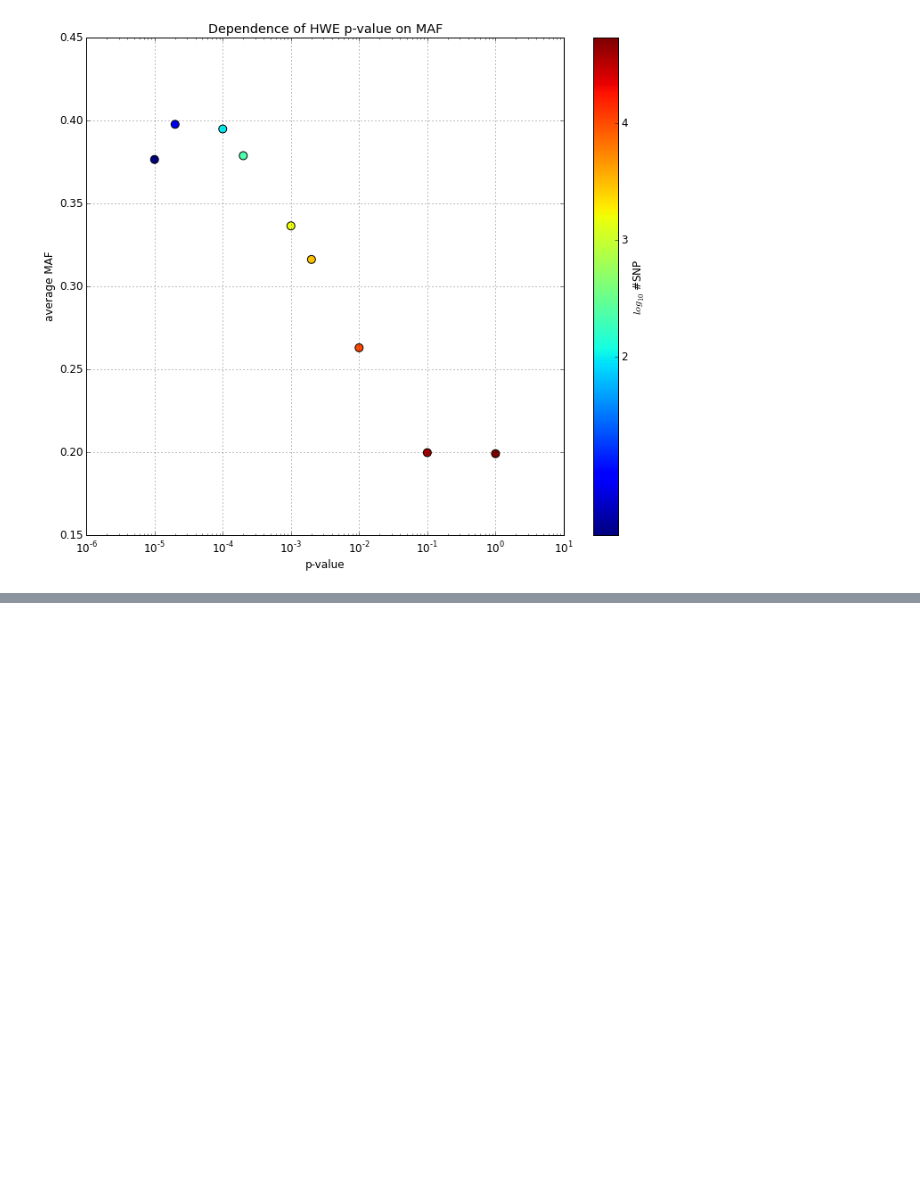
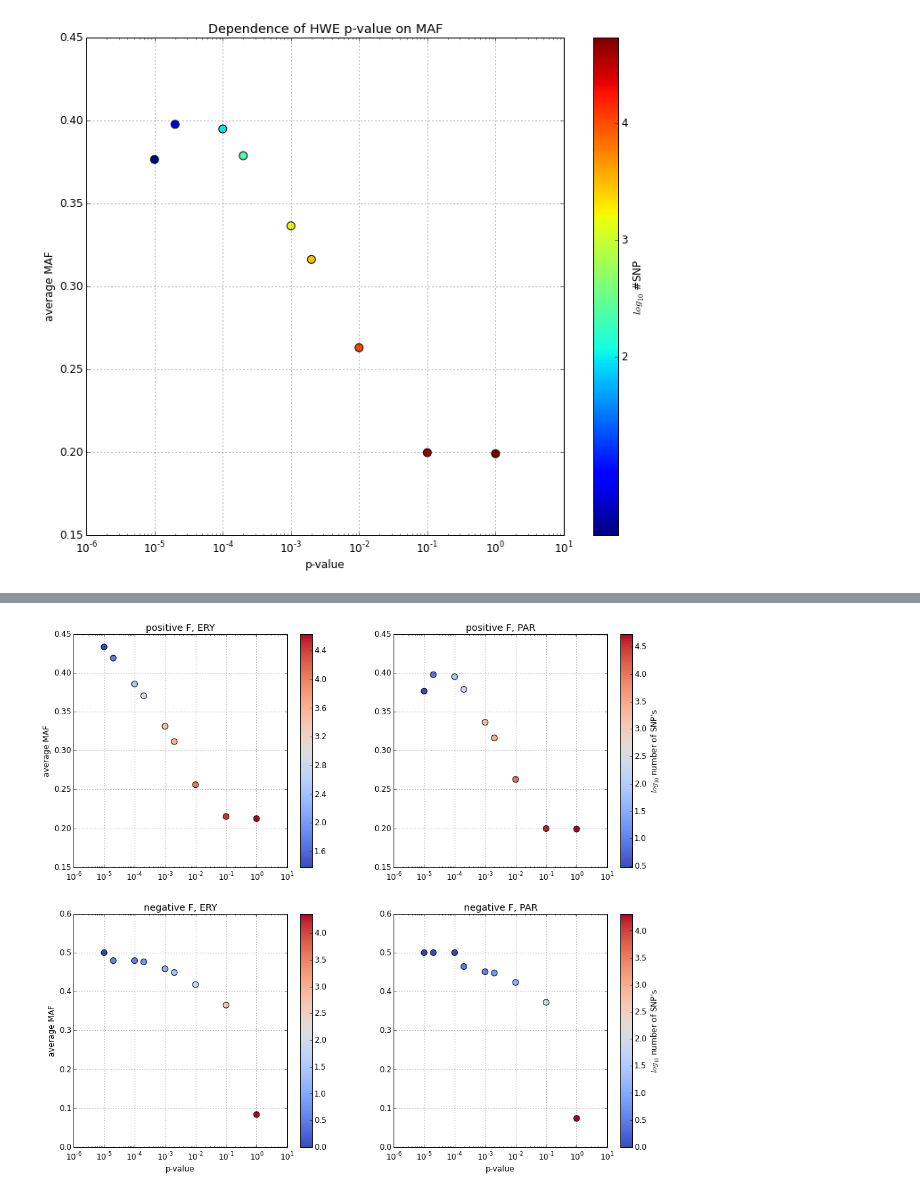
Before and after one commit to claudiuskerth/PhDthesis, a Jupyter notebook: Data_analysis/SNP-indel-calling/ANGSD/SnpStat/MAF_by_pval.ipynb, the cells around one changed output, grey strips where cells are left out. Saved outputs shown, nothing was run; the diff lists cells and outputs as text; code cells hidden in the pictures; blank space fills up the shorter version.

```diff
--- a/Data_analysis/SNP-indel-calling/ANGSD/SnpStat/MAF_by_pval.ipynb
+++ b/Data_analysis/SNP-indel-calling/ANGSD/SnpStat/MAF_by_pval.ipynb
@@ -110,0 +172,33 @@ plt.savefig("MAF_by_pval_par.png")
+# %%
+plt.figure(figsize = (16, 14))
+MAF_by_pval = ["MAF_by_pval_ery", "MAF_by_pval_par", "MAF_by_pval_negFis_ery", "MAF_by_pval_negFis_par"]
+head = ["positive F, ERY", "positive F, PAR", "negative F, ERY", "negative F, PAR"]
+for i,Mbp in enumerate(MAF_by_pval):
+    pval, MAF, numSNP = [], [], []
+    with open(Mbp) as f:
+        f.readline() # read the first line, but discard (header)
+        for line in f:
+            one, two, three = line.strip().split("\t")
+            pval.append(float(one))
+            MAF.append(float(two))
+            numSNP.append(int(three))
+    numSNP = np.array(numSNP)
+    plt.subplot(2,2,i+1)
+    ax = plt.gca()
+    ax.semilogx()
+    plt.scatter(pval, MAF, s=80, c=np.log10(numSNP), cmap='coolwarm')
+    cb = plt.colorbar() # shrink=0.9, ticks=[1, 2, 3, 4, 5]
+#    cb.ax.set_yticklabels(['10', '100', '1000', '10000'])
+    if(i%2):
+        cb.set_label(r"$log_{10}$ number of SNP's")
+    plt.grid()
+    if(i>1):
+        plt.xlabel('p-value')
+    if(not i%2):
+        plt.ylabel('average MAF')
+    plt.title(head[i])
+    #ax.text(20, 0.445, r"$log_{10}$" + " #SNP")
+
+plt.savefig("MAF_by_pval_all.png")
+# %% [output]
+[figure, added]
```
Also changed, not shown: parts of 7 cells of this notebook, 12 other files.
